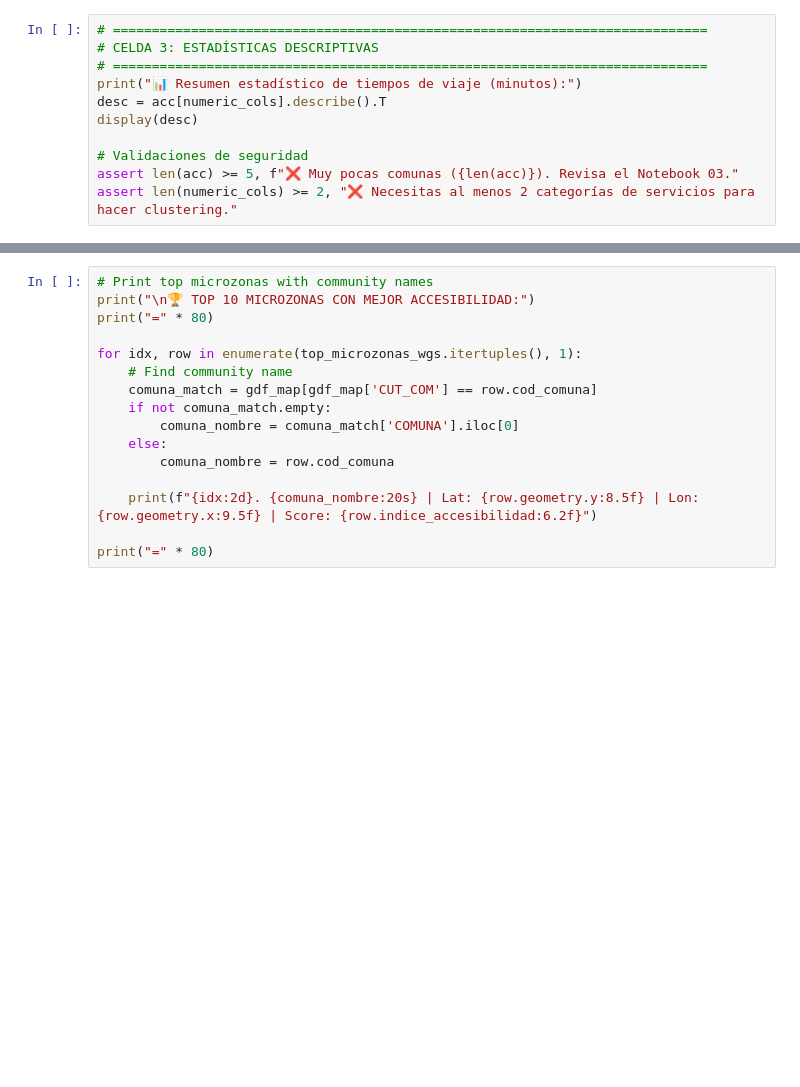
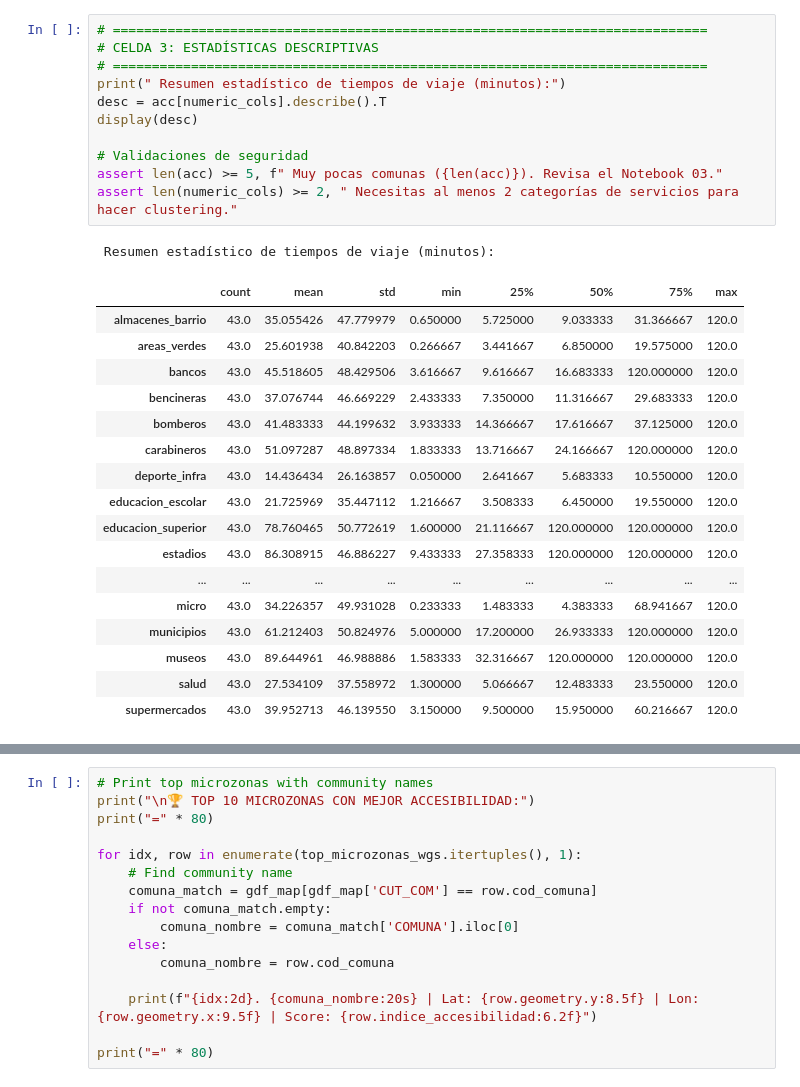
Before and after one commit to valenpy22/geoinformatica-pep2, a Jupyter notebook: proyecto/notebooks/04_machine_learning.ipynb, the cells around one changed output, grey strips where cells are left out. Saved outputs shown, nothing was run; the diff lists cells and outputs as text; blank space fills up the shorter version.

Commit message:
clean notebook 3,4,5,6 y7

```diff
--- a/proyecto/notebooks/04_machine_learning.ipynb
+++ b/proyecto/notebooks/04_machine_learning.ipynb
@@ -81,14 +113,33 @@ acc.head()
 # %%
 # ============================================================================
 # CELDA 3: ESTADÍSTICAS DESCRIPTIVAS
 # ============================================================================
-print("📊 Resumen estadístico de tiempos de viaje (minutos):")
+print(" Resumen estadístico de tiempos de viaje (minutos):")
 desc = acc[numeric_cols].describe().T
 display(desc)
 
 # Validaciones de seguridad
-assert len(acc) >= 5, f"❌ Muy pocas comunas ({len(acc)}). Revisa el Notebook 03."
-assert len(numeric_cols) >= 2, "❌ Necesitas al menos 2 categorías de servicios para hacer clustering."
+assert len(acc) >= 5, f" Muy pocas comunas ({len(acc)}). Revisa el Notebook 03."
+assert len(numeric_cols) >= 2, " Necesitas al menos 2 categorías de servicios para hacer clustering."
+# %% [output]
+ Resumen estadístico de tiempos de viaje (minutos):
+|  | count | mean | std | min | 25% | 50% | 75% | max |
+| almacenes_barrio | 43.0 | 35.055426 | 47.779979 | 0.650000 | 5.725000 | 9.033333 | 31.366667 | 120.0 |
+| areas_verdes | 43.0 | 25.601938 | 40.842203 | 0.266667 | 3.441667 | 6.850000 | 19.575000 | 120.0 |
+| bancos | 43.0 | 45.518605 | 48.429506 | 3.616667 | 9.616667 | 16.683333 | 120.000000 | 120.0 |
+| bencineras | 43.0 | 37.076744 | 46.669229 | 2.433333 | 7.350000 | 11.316667 | 29.683333 | 120.0 |
+| bomberos | 43.0 | 41.483333 | 44.199632 | 3.933333 | 14.366667 | 17.616667 | 37.125000 | 120.0 |
+| carabineros | 43.0 | 51.097287 | 48.897334 | 1.833333 | 13.716667 | 24.166667 | 120.000000 | 120.0 |
+| deporte_infra | 43.0 | 14.436434 | 26.163857 | 0.050000 | 2.641667 | 5.683333 | 10.550000 | 120.0 |
+| educacion_escolar | 43.0 | 21.725969 | 35.447112 | 1.216667 | 3.508333 | 6.450000 | 19.550000 | 120.0 |
+| educacion_superior | 43.0 | 78.760465 | 50.772619 | 1.600000 | 21.116667 | 120.000000 | 120.000000 | 120.0 |
+| estadios | 43.0 | 86.308915 | 46.886227 | 9.433333 | 27.358333 | 120.000000 | 120.000000 | 120.0 |
+| ... | ... | ... | ... | ... | ... | ... | ... | ... |
+| micro | 43.0 | 34.226357 | 49.931028 | 0.233333 | 1.483333 | 4.383333 | 68.941667 | 120.0 |
+| municipios | 43.0 | 61.212403 | 50.824976 | 5.000000 | 17.200000 | 26.933333 | 120.000000 | 120.0 |
+| museos | 43.0 | 89.644961 | 46.988886 | 1.583333 | 32.316667 | 120.000000 | 120.000000 | 120.0 |
+| salud | 43.0 | 27.534109 | 37.558972 | 1.300000 | 5.066667 | 12.483333 | 23.550000 | 120.0 |
+| supermercados | 43.0 | 39.952713 | 46.139550 | 3.150000 | 9.500000 | 15.950000 | 60.216667 | 120.0 |
 # %%
 # ============================================================================
 # CELDA 4: PREPROCESAMIENTO Y PCA (CORREGIDA)
```
Also changed, not shown: parts of 9 cells of this notebook, 4 other files.
